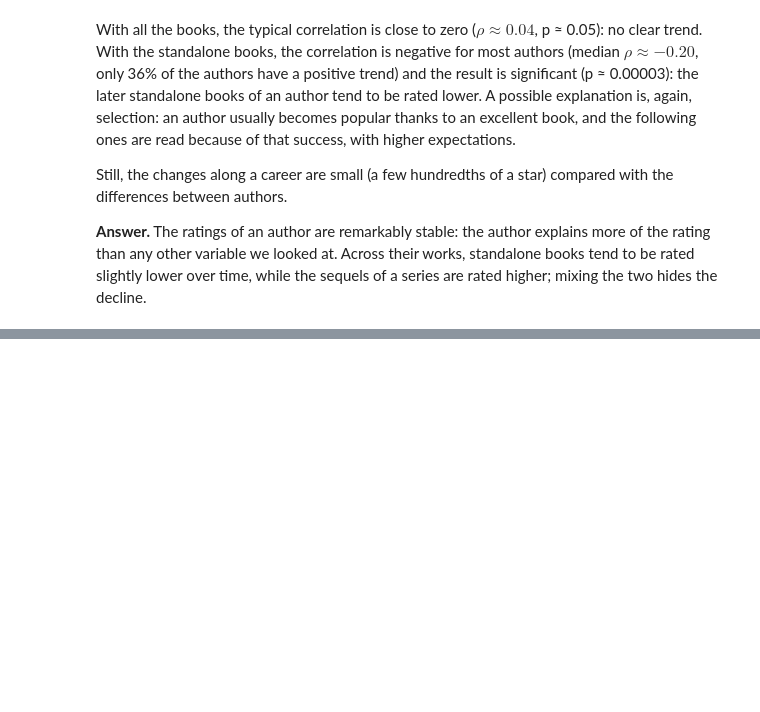
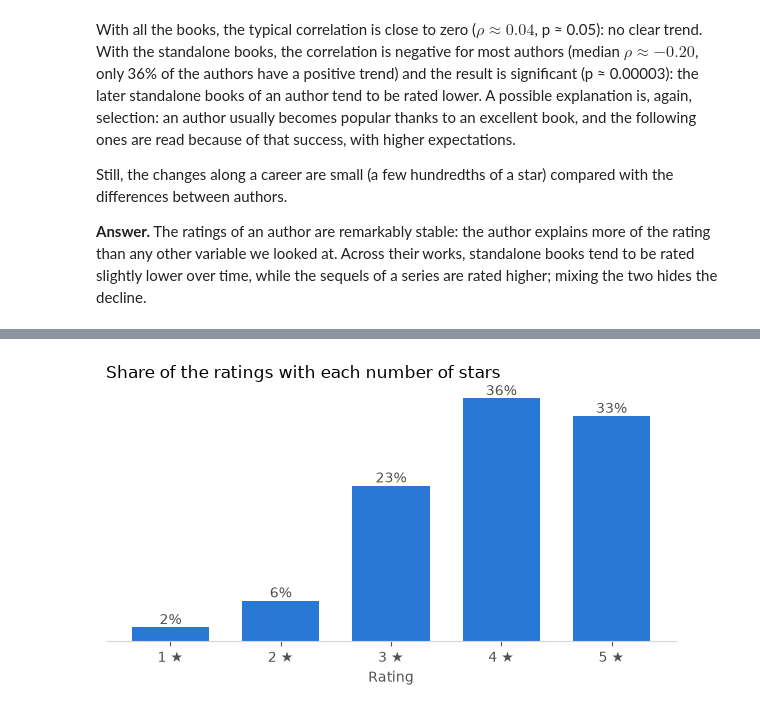
Before and after one commit to mbeyzademirkubuz/book-ratings-insights, a Jupyter notebook: notebooks/walkthrough.ipynb, the cells around one changed output, grey strips where cells are left out. Cells and saved outputs as stored; diff of their text form; code cells hidden in the pictures; blank space fills up the shorter version.

```diff
--- a/notebooks/walkthrough.ipynb
+++ b/notebooks/walkthrough.ipynb
@@ -735,0 +695,4 @@ higher; mixing the two hides the decline.
+# %%
+fig = plot_rating_shares(rating_shares(ratings))
+# %% [output]
+[figure, added]
```
Also changed, not shown: parts of 29 cells of this notebook, 2 other files.
